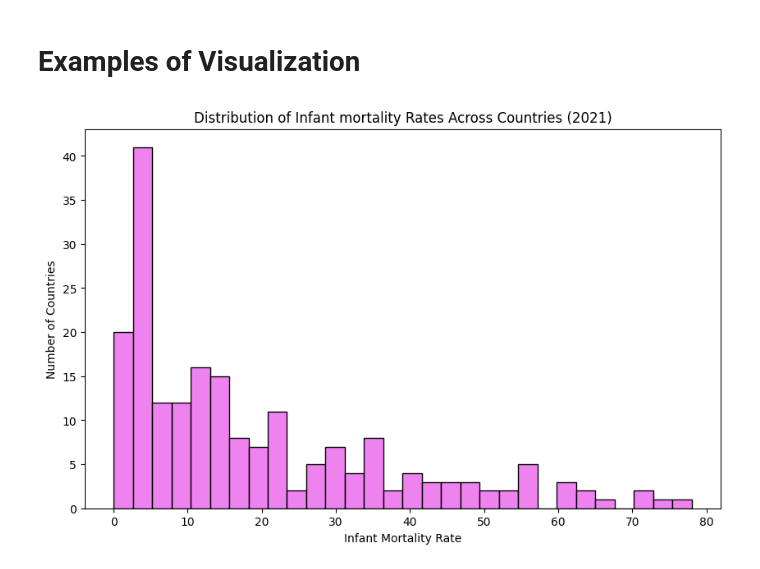
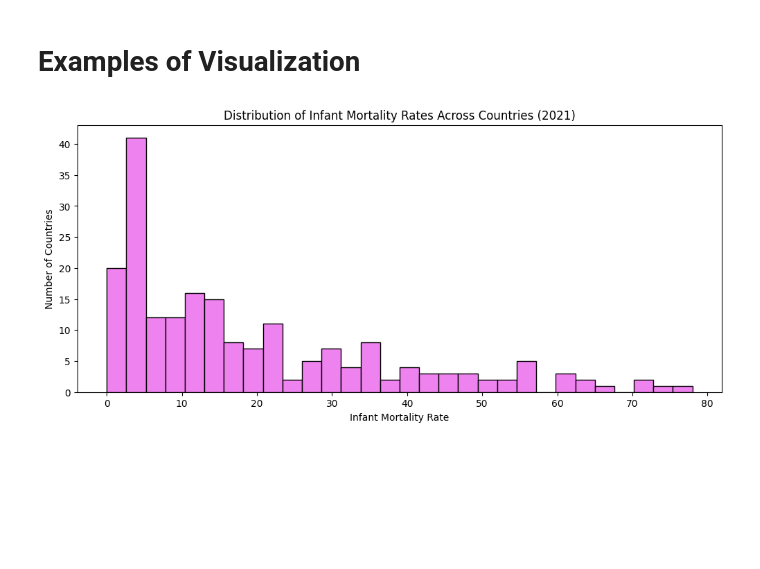
Before and after one commit to ivyownn/Infant-Mortality-Rate-Project-Analysis, a Jupyter notebook: Infant_Mortality_Rate_Project_Analysis_CY.ipynb, the cells around one changed output. Cells and saved outputs as stored; diff of their text form; code cells hidden in the pictures; blank space fills up the shorter version.

```diff
--- a/Infant_Mortality_Rate_Project_Analysis_CY.ipynb
+++ b/Infant_Mortality_Rate_Project_Analysis_CY.ipynb
@@ -320,20 +324,19 @@ melted_df.to_csv('/content/drive/My Drive/Infant-Mortality-Rate-Project-Analysis
 # %% [markdown]
 # Examples of Visualization
 # %%
-# Check this visual again - number of countries
 # Distribution of specific indicator across countries for specific year
 # Filter data for a specific indicator and year, e.g., 'Under-five mortality rate' in 2021
 distribution_data = melted_df[(melted_df['Indicator'] == 'Infant mortality rate') & (melted_df['Year'] == '2021')]
 
 # Plotting
-plt.figure(figsize=(10, 6))
-plt.hist(distribution_data['Value'], bins=30, color='violet', edgecolor='black')
-plt.title('Distribution of Infant mortality Rates Across Countries (2021)')
+plt.figure(figsize=(12, 5))
+plt.hist(distribution_data['Value'], bins= 30, color='violet', edgecolor='black')
+plt.title('Distribution of Infant Mortality Rates Across Countries (2021)')
 plt.xlabel('Infant Mortality Rate')
 plt.ylabel('Number of Countries')
 plt.show()
 # %% [output]
-[figure, old version]
+[figure, new version]
 # %%
 # High-risk Group Identification: Top 10 Countries by Under-five Mortality Rate in 2021
 high_risk_countries = combined_df.sort_values('Under-five mortality rate 2021', ascending=False).head(10)
```
Also changed, not shown: parts of 1 cell of this notebook.
